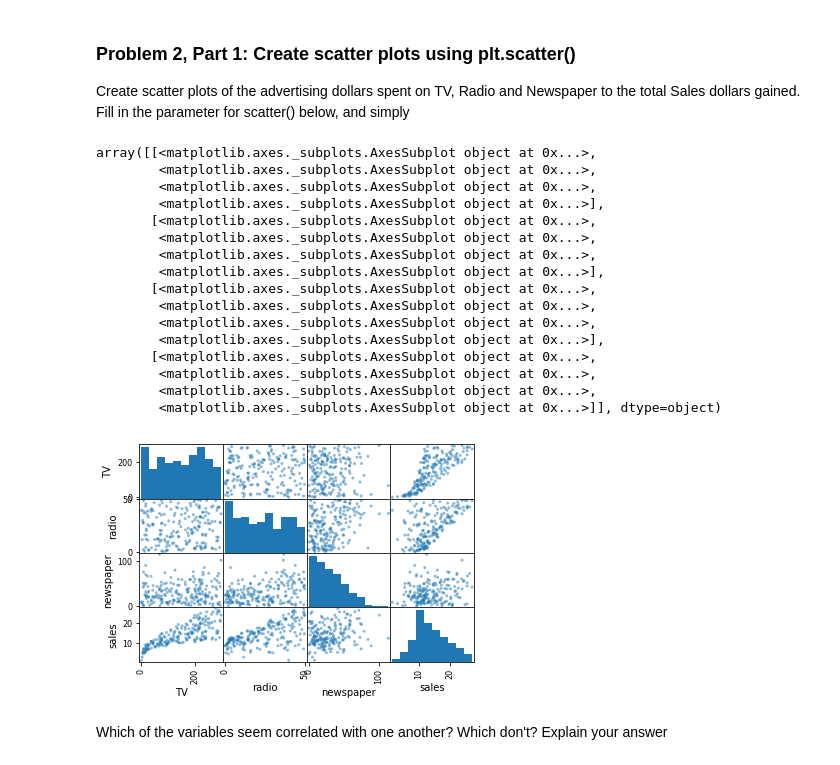
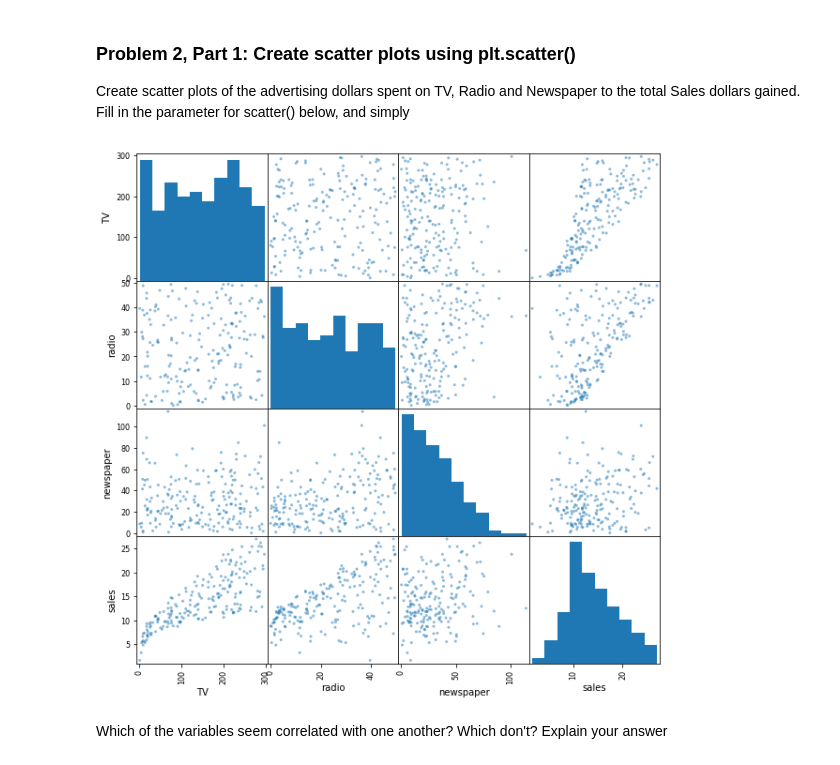
Before and after one commit to Columbia-Intro-Data-Science/python-introduction-linfocus, a Jupyter notebook: Homework 1 - LinJiang.ipynb, the cells around one changed output. Saved outputs shown, nothing was run; the diff lists cells and outputs as text; code cells hidden in the pictures.

```diff
--- a/Homework 1 - LinJiang.ipynb
+++ b/Homework 1 - LinJiang.ipynb
@@ -73,26 +73,11 @@ plt.show
 
 Create scatter plots of the advertising dollars spent on TV, Radio and Newspaper to the total Sales dollars gained. Fill in the parameter for scatter() below, and simply
 # %%
-from pandas.tools.plotting import scatter_matrix
-scatter_matrix(df)
+from pandas.plotting import scatter_matrix
+scatter_matrix(df,figsize=(10,10))
+plt.show()
 # %% [output]
-array([[<matplotlib.axes._subplots.AxesSubplot object at 0x...>,
-        <matplotlib.axes._subplots.AxesSubplot object at 0x...>,
-        <matplotlib.axes._subplots.AxesSubplot object at 0x...>,
-        <matplotlib.axes._subplots.AxesSubplot object at 0x...>],
-       [<matplotlib.axes._subplots.AxesSubplot object at 0x...>,
-        <matplotlib.axes._subplots.AxesSubplot object at 0x...>,
-        <matplotlib.axes._subplots.AxesSubplot object at 0x...>,
-        <matplotlib.axes._subplots.AxesSubplot object at 0x...>],
-       [<matplotlib.axes._subplots.AxesSubplot object at 0x...>,
-        <matplotlib.axes._subplots.AxesSubplot object at 0x...>,
-        <matplotlib.axes._subplots.AxesSubplot object at 0x...>,
-        <matplotlib.axes._subplots.AxesSubplot object at 0x...>],
-       [<matplotlib.axes._subplots.AxesSubplot object at 0x...>,
-        <matplotlib.axes._subplots.AxesSubplot object at 0x...>,
-        <matplotlib.axes._subplots.AxesSubplot object at 0x...>,
-        <matplotlib.axes._subplots.AxesSubplot object at 0x...>]], dtype=object)
-[figure, old version]
+[figure, new version]
 # %%
 #Tv, radio, and newspaper are correlated with sales as data distributed with a linear pattern. TV, radio, and newspaper are not correlated with one another as
 #distributed randomly.
```
Also changed, not shown: parts of 20 cells of this notebook.
